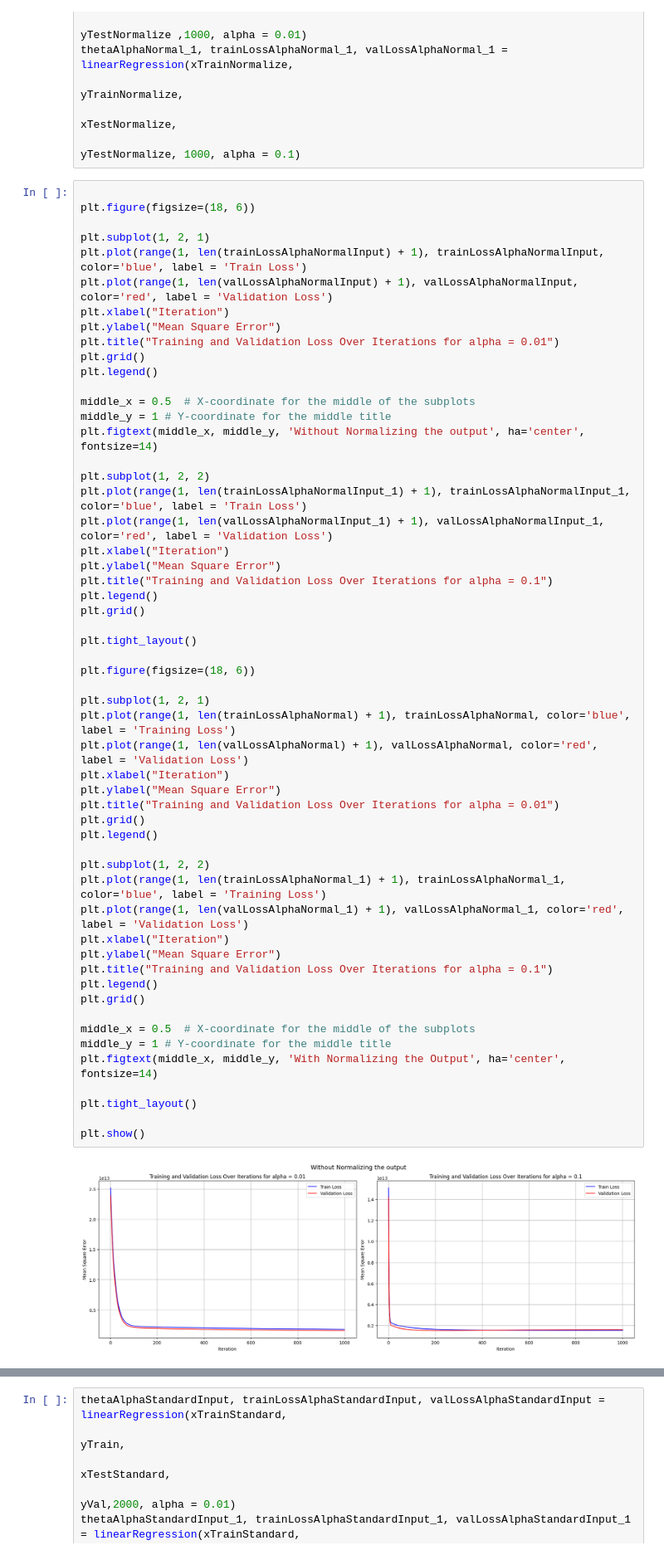
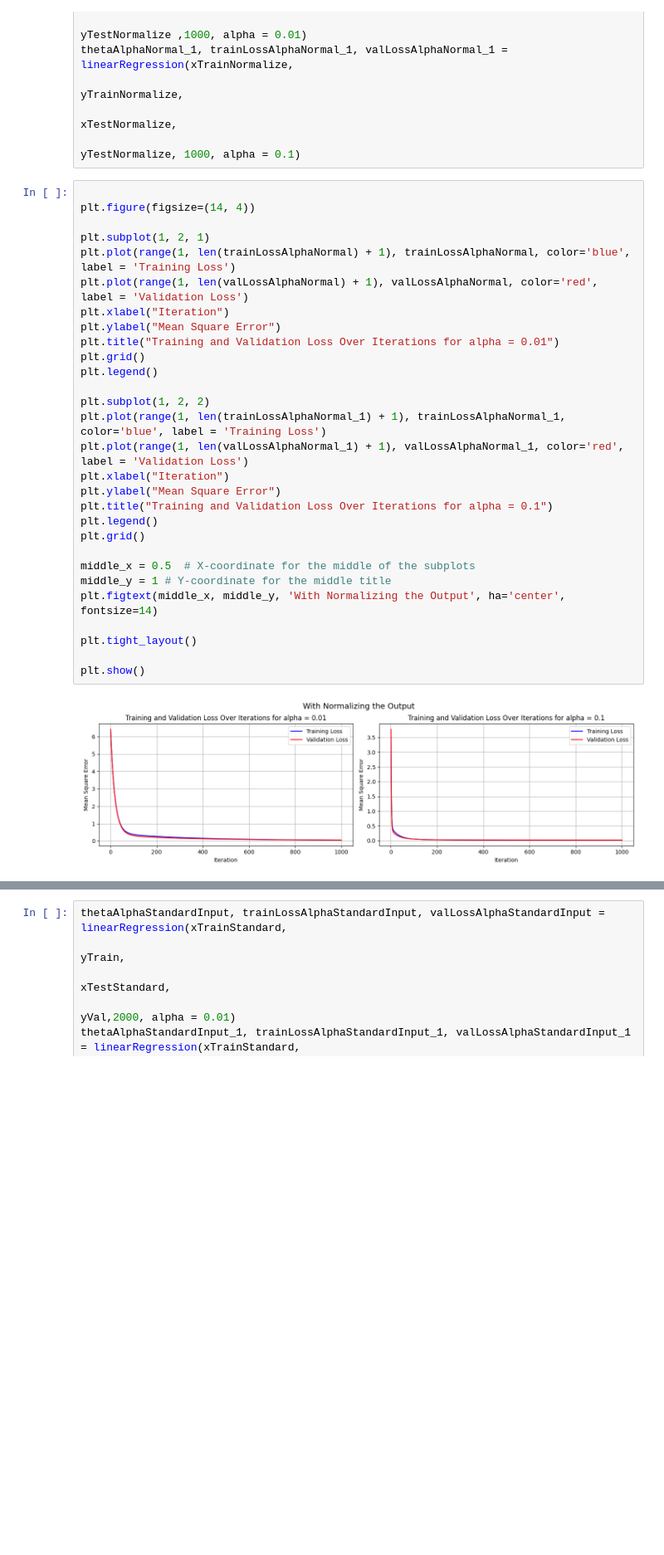
Before and after one commit to UmaNagirireddi/ML_Assignment2, a Jupyter notebook: ML_AST2.ipynb, the cells around one changed output, grey strips where cells are left out. Shown: that part at 83% size. Saved outputs shown, nothing was run; the diff lists cells and outputs as text; blank space fills up the shorter version.

```diff
--- a/ML_AST2.ipynb
+++ b/ML_AST2.ipynb
@@ -207,58 +207,32 @@ thetaAlphaNormal_1, trainLossAlphaNormal_1, valLossAlphaNormal_1 = linearRegress
                                                                                        yTestNormalize, 1000, alpha = 0.1)
 # %%
 
-plt.figure(figsize=(18, 6))
-
-plt.subplot(1, 2, 1)
-plt.plot(range(1, len(trainLossAlphaNormalInput) + 1), trainLossAlphaNormalInput, color='blue', label = 'Train Loss')
-plt.plot(range(1, len(valLossAlphaNormalInput) + 1), valLossAlphaNormalInput, color='red', label = 'Validation Loss')
-plt.xlabel("Iteration")
-plt.ylabel("Mean Square Error")
-plt.title("Training and Validation Loss Over Iterations for alpha = 0.01")
-plt.grid()
-plt.legend()
-
-middle_x = 0.5  # X-coordinate for the middle of the subplots
-middle_y = 1 # Y-coordinate for the middle title
-plt.figtext(middle_x, middle_y, 'Without Normalizing the output', ha='center', fontsize=14)
-
-plt.subplot(1, 2, 2)
-plt.plot(range(1, len(trainLossAlphaNormalInput_1) + 1), trainLossAlphaNormalInput_1, color='blue', label = 'Train Loss')
-plt.plot(range(1, len(valLossAlphaNormalInput_1) + 1), valLossAlphaNormalInput_1, color='red', label = 'Validation Loss')
-plt.xlabel("Iteration")
-plt.ylabel("Mean Square Error")
-plt.title("Training and Validation Loss Over Iterations for alpha = 0.1")
-plt.legend()
-plt.grid()
-
-plt.tight_layout()
-
-plt.figure(figsize=(18, 6))
+plt.figure(figsize=(14, 4))
 
 plt.subplot(1, 2, 1)
 plt.plot(range(1, len(trainLossAlphaNormal) + 1), trainLossAlphaNormal, color='blue', label = 'Training Loss')
 plt.plot(range(1, len(valLossAlphaNormal) + 1), valLossAlphaNormal, color='red', label = 'Validation Loss')
 plt.xlabel("Iteration")
 plt.ylabel("Mean Square Error")
 plt.title("Training and Validation Loss Over Iterations for alpha = 0.01")
 plt.grid()
 plt.legend()
 
 plt.subplot(1, 2, 2)
 plt.plot(range(1, len(trainLossAlphaNormal_1) + 1), trainLossAlphaNormal_1, color='blue', label = 'Training Loss')
 plt.plot(range(1, len(valLossAlphaNormal_1) + 1), valLossAlphaNormal_1, color='red', label = 'Validation Loss')
 plt.xlabel("Iteration")
 plt.ylabel("Mean Square Error")
 plt.title("Training and Validation Loss Over Iterations for alpha = 0.1")
 plt.legend()
 plt.grid()
 
 middle_x = 0.5  # X-coordinate for the middle of the subplots
 middle_y = 1 # Y-coordinate for the middle title
 plt.figtext(middle_x, middle_y, 'With Normalizing the Output', ha='center', fontsize=14)
 
 plt.tight_layout()
 
 plt.show()
 # %% [output]
-[figure, old version]
+[figure, new version]
```
Also changed, not shown: parts of 18 cells of this notebook.
